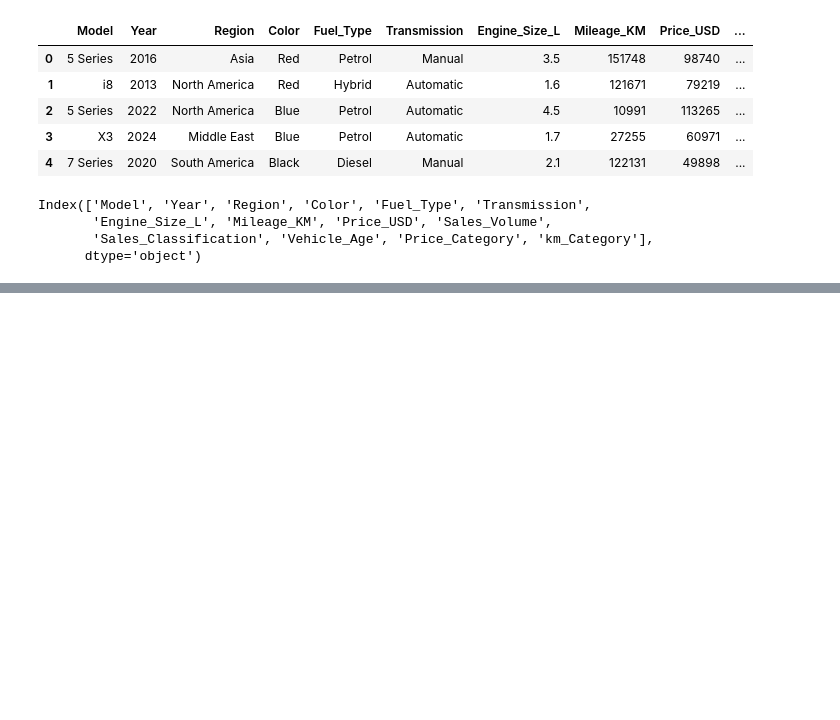
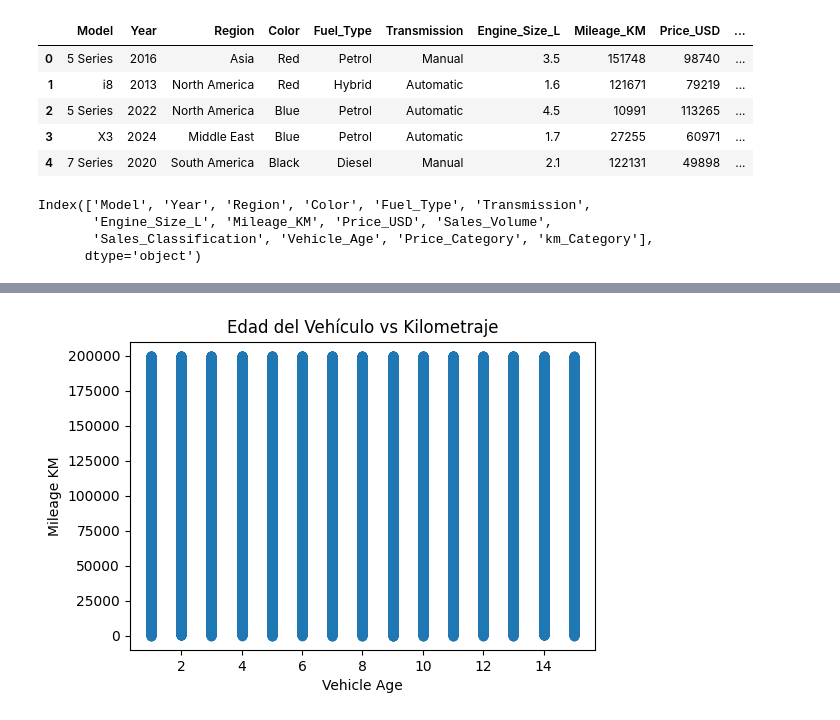
Before and after one commit to josuemarinab/bmw_analysis, a Jupyter notebook: modelo_bmw.ipynb, the cells around one changed output, grey strips where cells are left out. Drawn from its saved outputs; the diff is of its cells as text; code cells hidden in the pictures; blank space fills up the shorter version.

```diff
--- a/modelo_bmw.ipynb
+++ b/modelo_bmw.ipynb
@@ -320,0 +434,10 @@ Index(['Model', 'Year', 'Region', 'Color', 'Fuel_Type', 'Transmission',
+# %%
+# Edad del Vehículo vs Kilometraje
+plt.figure(figsize=(6,4))
+plt.scatter(df_bmw["Vehicle_Age"], df_bmw["Mileage_KM"])
+plt.title("Edad del Vehículo vs Kilometraje")
+plt.xlabel("Vehicle Age")
+plt.ylabel("Mileage KM")
+plt.show()
+# %% [output]
+[figure, added]
```
Also changed, not shown: parts of 9 cells of this notebook.
